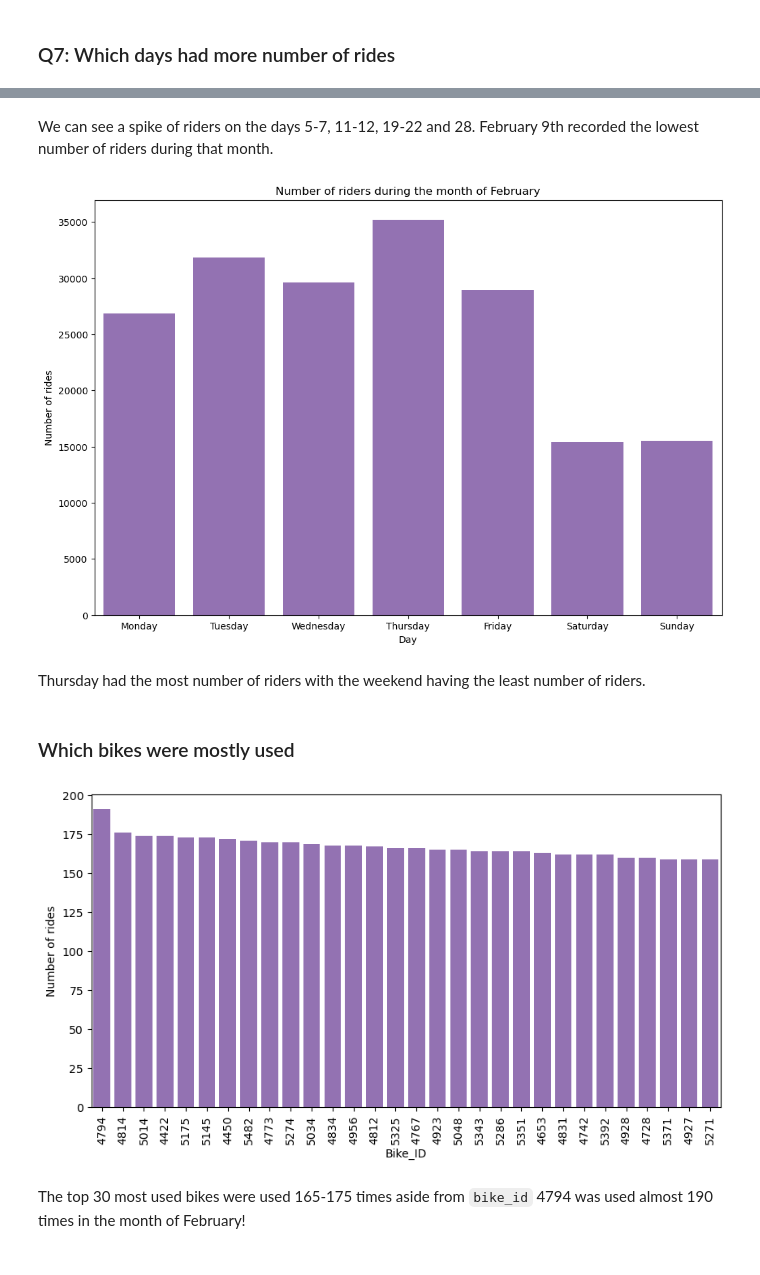
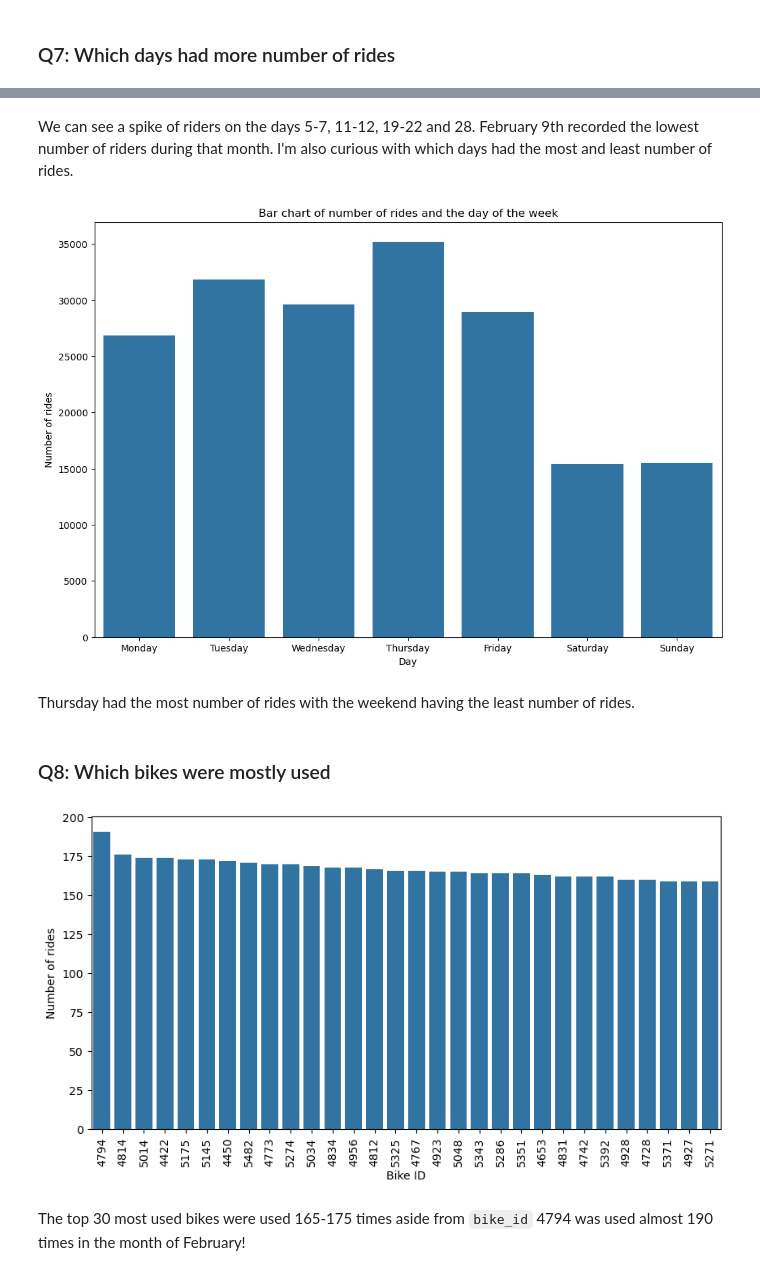
Before and after one commit to NajibAdan/UdacityxALX, a Jupyter notebook: Project_003/Part_I_exploration_template.ipynb, the cells around one changed output, grey strips where cells are left out. Drawn from its saved outputs; the diff is of its cells as text; code cells hidden in the pictures.

```diff
--- a/Project_003/Part_I_exploration_template.ipynb
+++ b/Project_003/Part_I_exploration_template.ipynb
@@ -199,6 +190,23 @@ plt.pie(user_type_counts,labels=user_type_counts.index,startangle = 90, counterc
 [figure]
 # %% [markdown]
 In this dataset subscribers count to 89% of the user base. It makes sense since the price for a memberships during when this data was captured is $15 per month/$149 per year. Compared to day pass tickets which costs $10 per day and single ticket pass which costs $2 per day.
+# %%
+### Bar chart function
+
+def bar_plot(df,x,order=None,xlabel=None,ylabel=None,title=None,rotation=None, hue=None, hue_order=None):
+    if not hue:
+        color = sb.color_palette()[0]
+    else:
+        color = None
+    sb.countplot(data=df,x=x,order=order,color=color,hue=hue, hue_order=hue_order);
+    if xlabel:
+        plt.xlabel(xlabel);
+    if ylabel:
+        plt.ylabel(ylabel);
+    if title:
+        plt.title(title);
+    if rotation:
+        plt.xticks(rotation = rotation)
 # %% [markdown]
 ### Q3: What is the gender distribution in this dataset
 # %%
@@ -303,28 +305,24 @@ plt.title("Number of riders during the month of February");
 # %% [markdown]
 We can see a spike of riders on the days 5-7, 11-12, 19-22 and 28. February 9th recorded the lowest number of riders during that month.
+I'm also curious with which days had the most and least number of rides.
 # %%
 df['day_name'] = df.start_time.dt.day_name()
 day_order = ['Monday','Tuesday','Wednesday','Thursday','Friday','Saturday','Sunday']
 plt.figure(figsize=(12,8))
-sb.countplot(data=df,x='day_name',color=color,order=day_order)
-plt.xlabel('Day')
-plt.ylabel('Number of rides')
-plt.title("Number of riders during the month of February");
+bar_plot(df,'day_name',day_order,'Day','Number of rides',
+         "Bar chart of number of rides and the day of the week")
 # %% [output]
-[figure, old version]
+[figure, new version]
 # %% [markdown]
-Thursday had the most number of riders with the weekend having the least number of riders.
+Thursday had the most number of rides with the weekend having the least number of rides.
 # %% [markdown]
-### Which bikes were mostly used
+### Q8: Which bikes were mostly used
 # %%
 limit_bikes = df.bike_id.value_counts().iloc[:30]
 plt.figure(figsize=(10,5))
-sb.countplot(data=df,x='bike_id',order=limit_bikes.index,color=color)
-plt.xticks(rotation=90)
-plt.ylabel('Number of rides')
-plt.xlabel('Bike_ID');
+bar_plot(df,'bike_id',limit_bikes.index,'Bike ID','Number of rides',rotation=90)
 # %% [output]
-[figure, old version]
+[figure, new version]
 # %% [markdown]
 The top 30 most used bikes were used 165-175 times aside from `bike_id` 4794 was used almost 190 times in the month of February!
 # %% [markdown]
```
Also changed, not shown: parts of 48 cells of this notebook, 3 other files.
